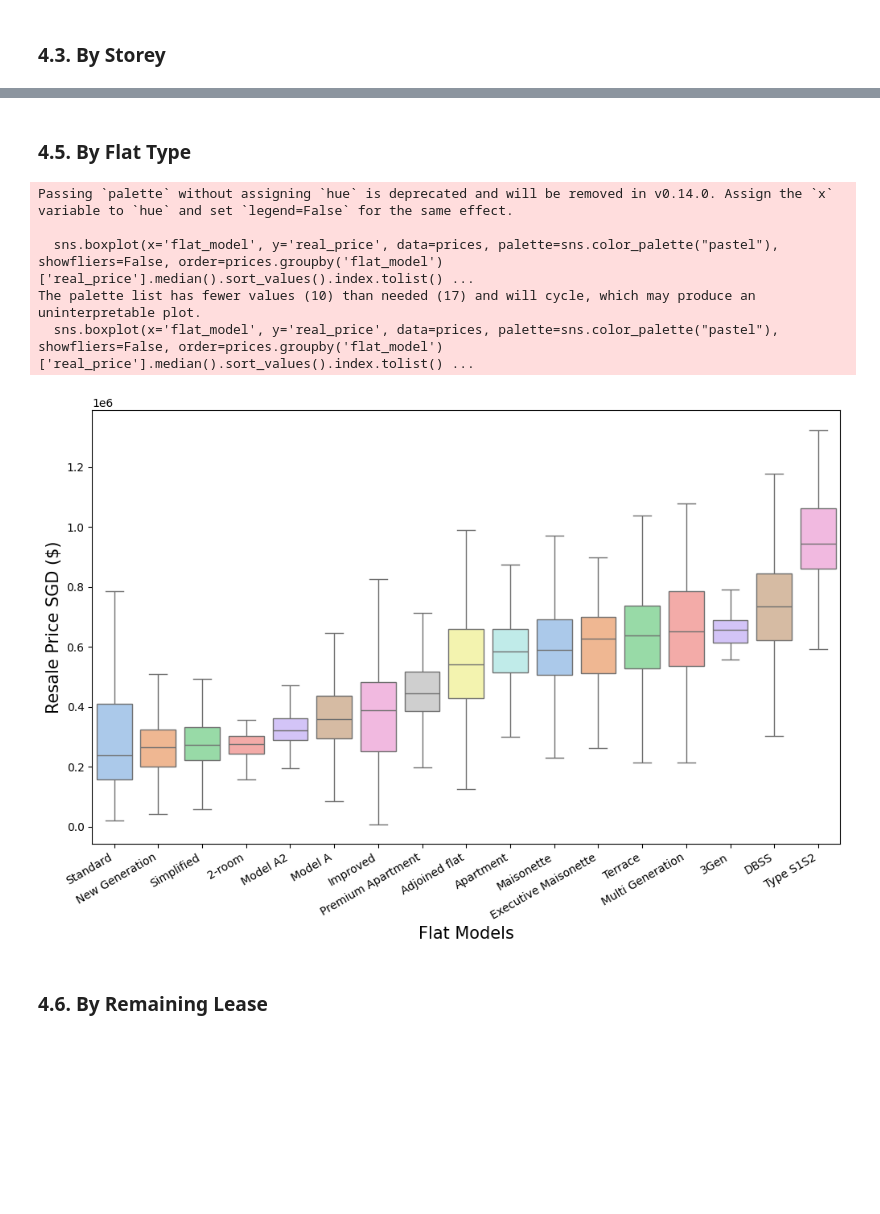
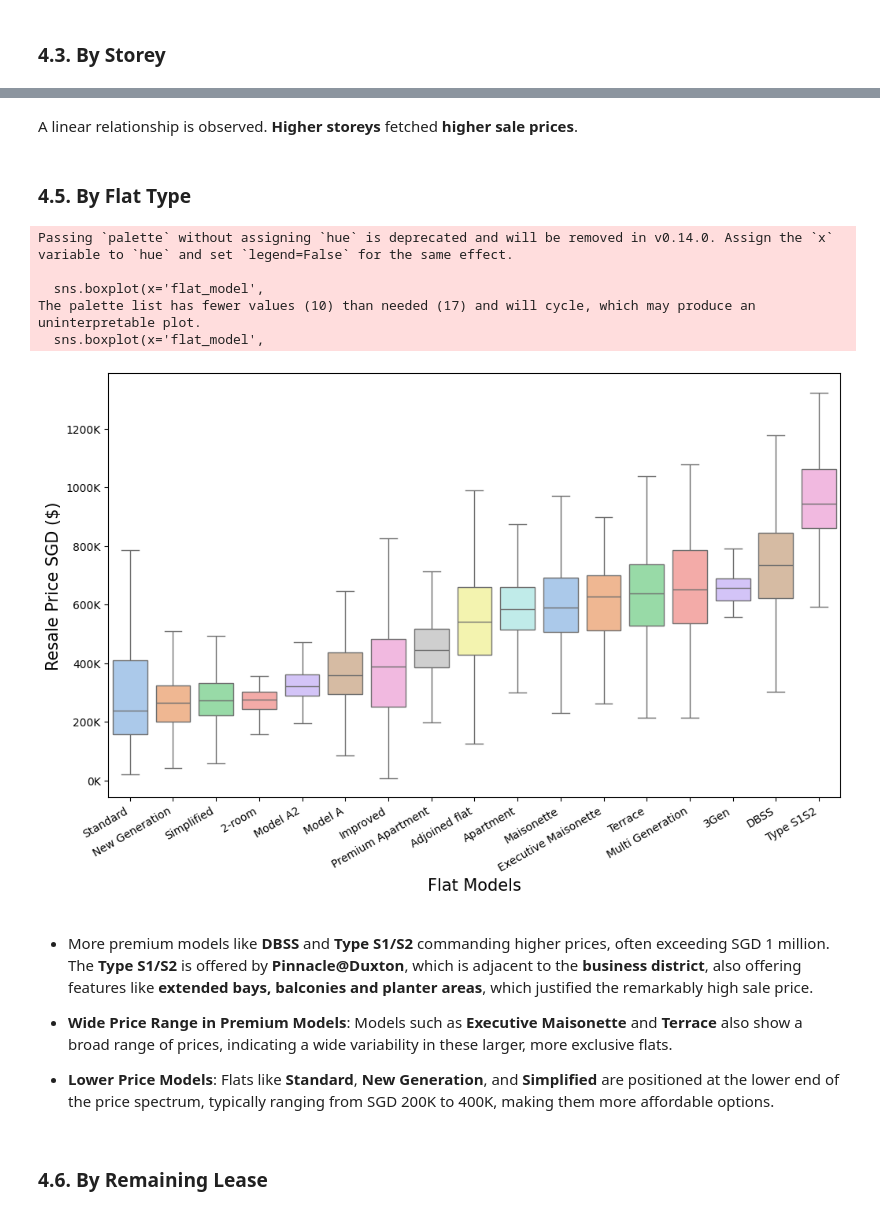
Before and after one commit to wlsoo1214/Analysis-of-HDB-Resale-Prices-in-Singapore, a Jupyter notebook: src/hdb_notebook.ipynb, the cells around one changed output, grey strips where cells are left out. Saved outputs shown, nothing was run; the diff lists cells and outputs as text; code cells hidden in the pictures; blank space fills up the shorter version.

Commit message:
Updated data analysis report with new findings

```diff
--- a/src/hdb_notebook.ipynb
+++ b/src/hdb_notebook.ipynb
@@ -771,26 +854,44 @@ plt.show()
+# %% [markdown]
+A linear relationship is observed. **Higher storeys** fetched **higher sale prices**.
 # %% [markdown]
 ### 4.5. By Flat Type
 # %%
-# Box plots for price distribution of each flat types
+# Boxplot for price distribution of each flat types
+from matplotlib.ticker import FuncFormatter
 
+# Formatter function
+def thousands(x, pos):
+    return f'{int(x/1000)}K'
+
+# Boxplot
 plt.figure(figsize=(12, 7))
 sns.boxplot(x='flat_model',
             y='real_price',
             data=prices,
             palette=sns.color_palette("pastel"),
             showfliers=False,
             order=prices.groupby('flat_model')['real_price'].median().sort_values().index.tolist())
+
+# Apply the formatter
+plt.gca().yaxis.set_major_formatter(FuncFormatter(thousands))
+
 plt.xticks(rotation=30, ha='right')
 plt.ylabel('Resale Price SGD ($)', size=15)
 plt.xlabel('Flat Models', size=15)
 plt.show()
 # %% [output]
 Passing `palette` without assigning `hue` is deprecated and will be removed in v0.14.0. Assign the `x` variable to `hue` and set `legend=False` for the same effect.
 
-  sns.boxplot(x='flat_model', y='real_price', data=prices, palette=sns.color_palette("pastel"), showfliers=False, order=prices.groupby('flat_model')['real_price'].median().sort_values().index.tolist() ...
+  sns.boxplot(x='flat_model',
 The palette list has fewer values (10) than needed (17) and will cycle, which may produce an uninterpretable plot.
-  sns.boxplot(x='flat_model', y='real_price', data=prices, palette=sns.color_palette("pastel"), showfliers=False, order=prices.groupby('flat_model')['real_price'].median().sort_values().index.tolist() ...
+  sns.boxplot(x='flat_model',
-[figure, old version]
+[figure, new version]
+# %% [markdown]
+- More premium models like **DBSS** and **Type S1/S2** commanding higher prices, often exceeding SGD 1 million. The **Type S1/S2** is offered by **Pinnacle@Duxton**, which is adjacent to the **business district**, also offering features like **extended bays, balconies and planter areas**, which justified the remarkably high sale price.
+
+- **Wide Price Range in Premium Models**: Models such as **Executive Maisonette** and **Terrace** also show a broad range of prices, indicating a wide variability in these larger, more exclusive flats.
+
+- **Lower Price Models**: Flats like **Standard**, **New Generation**, and **Simplified** are positioned at the lower end of the price spectrum, typically ranging from SGD 200K to 400K, making them more affordable options.
 # %% [markdown]
 ### 4.6. By Remaining Lease
 # %%
```
Also changed, not shown: parts of 27 cells of this notebook, 1 other file.
